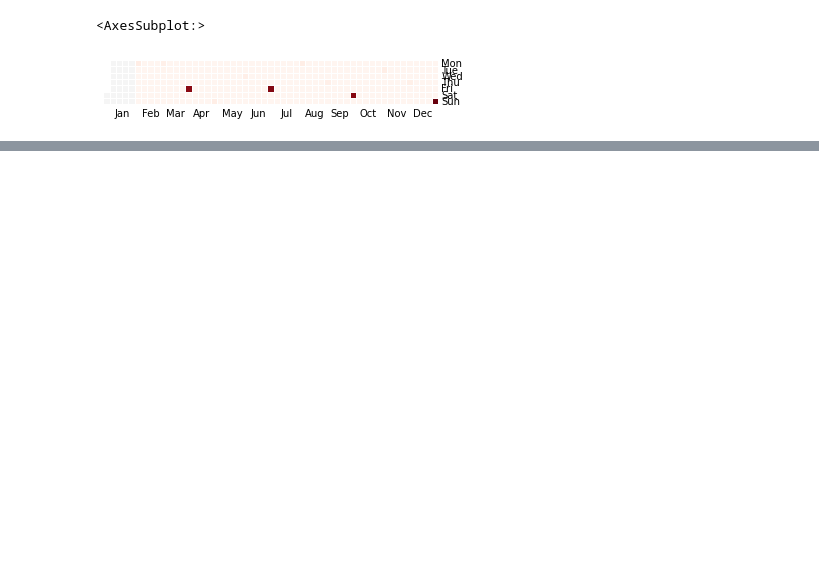
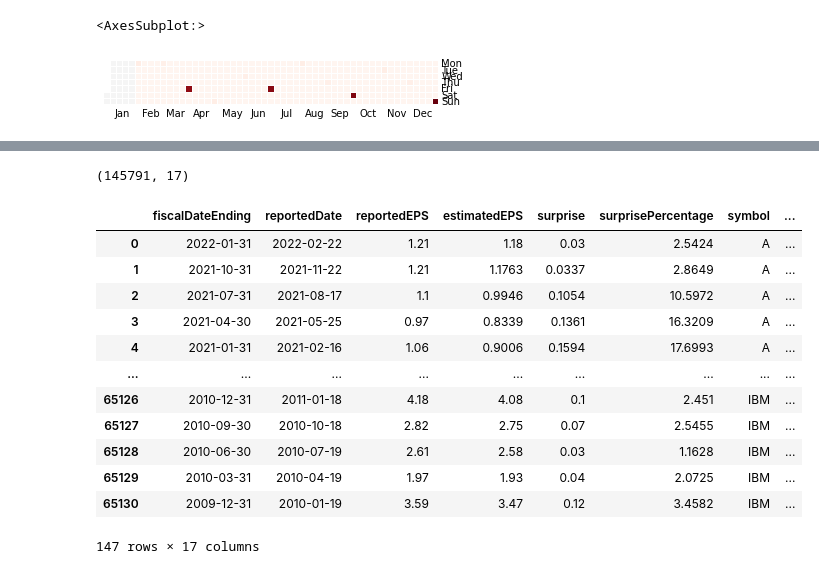
Before and after one commit to samuelrmajor/EarningCalenderPredictor, a Jupyter notebook: analytics/Exploratory.ipynb, the cells around one changed output, grey strips where cells are left out. Drawn from its saved outputs; the diff is of its cells as text; code cells hidden in the pictures; blank space fills up the shorter version.

```diff
--- a/analytics/Exploratory.ipynb
+++ b/analytics/Exploratory.ipynb
@@ -155,0 +283,4 @@ calmap.calendarplot()
+# %%
+filtered_df.shape
+# %% [output]
+(145791, 17)
@@ -155,0 +289,16 @@ calmap.calendarplot()
+# %%
+test_df
+# %% [output]
+|  | fiscalDateEnding | reportedDate | reportedEPS | estimatedEPS | surprise | surprisePercentage | symbol | ... |
+| 0 | 2022-01-31 | 2022-02-22 | 1.21 | 1.18 | 0.03 | 2.5424 | A | ... |
+| 1 | 2021-10-31 | 2021-11-22 | 1.21 | 1.1763 | 0.0337 | 2.8649 | A | ... |
+| 2 | 2021-07-31 | 2021-08-17 | 1.1 | 0.9946 | 0.1054 | 10.5972 | A | ... |
+| 3 | 2021-04-30 | 2021-05-25 | 0.97 | 0.8339 | 0.1361 | 16.3209 | A | ... |
+| 4 | 2021-01-31 | 2021-02-16 | 1.06 | 0.9006 | 0.1594 | 17.6993 | A | ... |
+| ... | ... | ... | ... | ... | ... | ... | ... | ... |
+| 65126 | 2010-12-31 | 2011-01-18 | 4.18 | 4.08 | 0.1 | 2.451 | IBM | ... |
+| 65127 | 2010-09-30 | 2010-10-18 | 2.82 | 2.75 | 0.07 | 2.5455 | IBM | ... |
+| 65128 | 2010-06-30 | 2010-07-19 | 2.61 | 2.58 | 0.03 | 1.1628 | IBM | ... |
+| 65129 | 2010-03-31 | 2010-04-19 | 1.97 | 1.93 | 0.04 | 2.0725 | IBM | ... |
+| 65130 | 2009-12-31 | 2010-01-19 | 3.59 | 3.47 | 0.12 | 3.4582 | IBM | ... |
+147 rows × 17 columns
```
Also changed, not shown: parts of 28 cells of this notebook.
